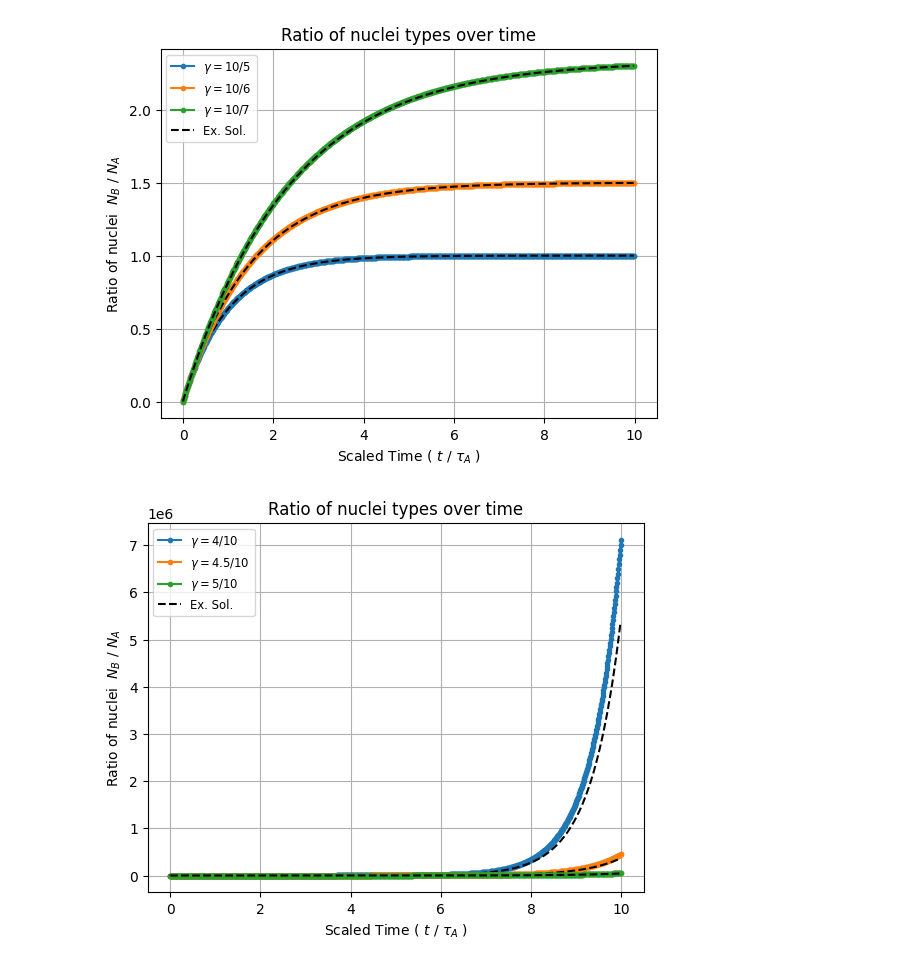
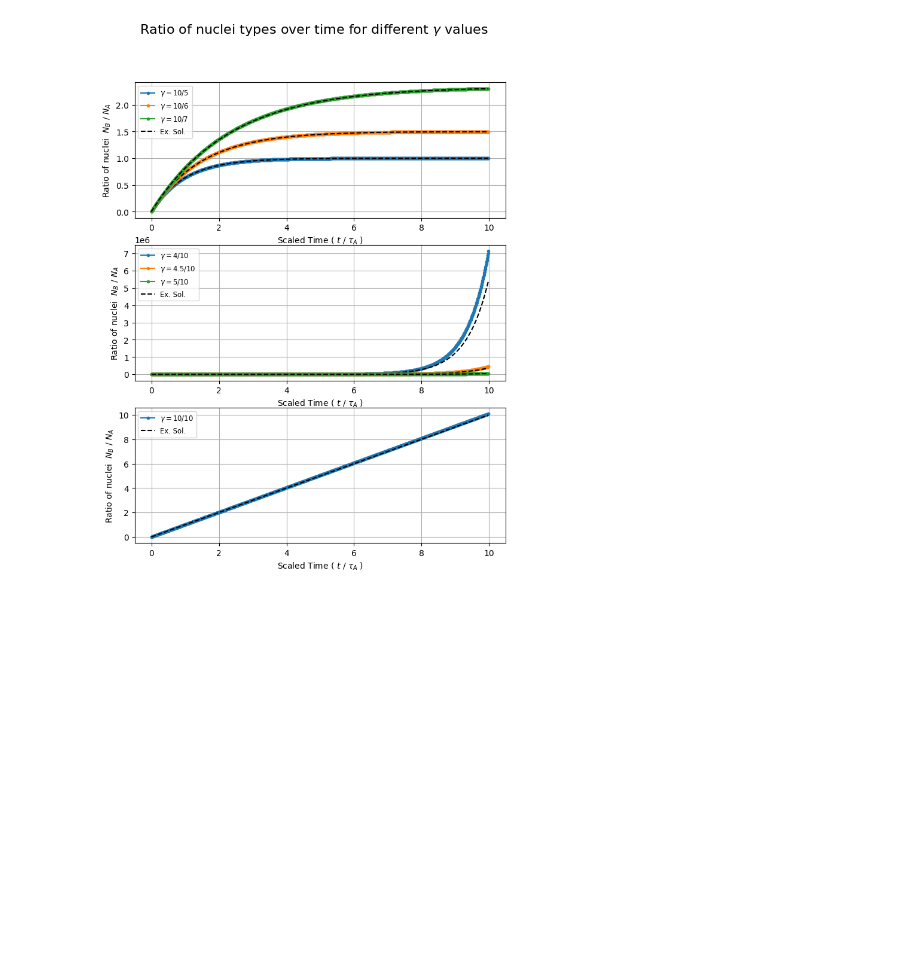
Before and after one commit to metallicpeat/computational-physics, a Jupyter notebook: radioactive decay/HW1_Michael.ipynb, the cells around one changed output. Cells and saved outputs as stored; diff of their text form; code cells hidden in the pictures; blank space fills up the shorter version.

```diff
--- a/radioactive decay/HW1_Michael.ipynb
+++ b/radioactive decay/HW1_Michael.ipynb
@@ -51,66 +51,64 @@ max_time = 100
 
 time = np.arange(0, max_time, dt)
 #######
 # # ta > tb
-
+fig,axs = plt.subplots(3,figsize=(8,10))
 # Ratio 1
 scaled_time, ratio = Euler(10, 5, max_time, dt)
-plt.plot(scaled_time,ratio,label=r"$\gamma=10/5$",linewidth=1.5, color='tab:blue', marker='o', markersize=3)
-plt.plot(scaled_time[:-1],Analytic(time, 10, 5),'--', color='k',linewidth=1.5)
+axs[0].plot(scaled_time,ratio,label=r"$\gamma=10/5$",linewidth=1.5, color='tab:blue', marker='o', markersize=3)
+axs[0].plot(scaled_time[:-1],Analytic(time, 10, 5),'--', color='k',linewidth=1.5)
 # Ratio 2
 scaled_time, ratio = Euler(10, 6, max_time, dt)
-plt.plot(scaled_time,ratio,label=r"$\gamma=10/6$",linewidth=1.5, color='tab:orange', marker='o', markersize=3)
-plt.plot(scaled_time[:-1],Analytic(time, 10, 6),'--', color='k',linewidth=1.5)
+axs[0].plot(scaled_time,ratio,label=r"$\gamma=10/6$",linewidth=1.5, color='tab:orange', marker='o', markersize=3)
+axs[0].plot(scaled_time[:-1],Analytic(time, 10, 6),'--', color='k',linewidth=1.5)
 # Ratio 3
 scaled_time, ratio = Euler(10, 7, max_time, dt)
-plt.plot(scaled_time,ratio,label=r"$\gamma=10/7$",linewidth=1.5, color='tab:green', marker='o', markersize=3)
-plt.plot(scaled_time[:-1],Analytic(time, 10, 7),'--',label="Ex. Sol.", color='k',linewidth=1.5)
+axs[0].plot(scaled_time,ratio,label=r"$\gamma=10/7$",linewidth=1.5, color='tab:green', marker='o', markersize=3)
+axs[0].plot(scaled_time[:-1],Analytic(time, 10, 7),'--',label="Ex. Sol.", color='k',linewidth=1.5)
 
-plt.xlabel(r"Scaled Time ( $t$ / $\tau_A$ )")
-plt.ylabel(r"Ratio of nuclei  $N_B$ / $N_A$")
-plt.title("Ratio of nuclei types over time")
-plt.grid(True)
-plt.legend(fontsize='small')
-
+axs[0].set_xlabel(r"Scaled Time ( $t$ / $\tau_A$ )")
+axs[0].set_ylabel(r"Ratio of nuclei  $N_B$ / $N_A$")
+#axs[0].set_title("Ratio of nuclei types over time")
+axs[0].grid(True)
+axs[0].legend(fontsize='small')
 
 
 #####################
 # # tb > ta
-plt.figure()
+
 scaled_time, ratio = Euler(4, 10, max_time, dt)
-plt.plot(scaled_time,ratio,label=r"$\gamma=4/10$",linewidth=1.5, color='tab:blue', marker='o', markersize=3)
-plt.plot(scaled_time[:-1],Analytic(time, 4, 10),'--', color='k',linewidth=1.5)
+axs[1].plot(scaled_time,ratio,label=r"$\gamma=4/10$",linewidth=1.5, color='tab:blue', marker='o', markersize=3)
+axs[1].plot(scaled_time[:-1],Analytic(time, 4, 10),'--', color='k',linewidth=1.5)
 
 
 scaled_time, ratio = Euler(4.5, 10, max_time, dt)
-plt.plot(scaled_time,ratio,label=r"$\gamma=4.5/10$",linewidth=1.5, color='tab:orange', marker='o', markersize=3)
-plt.plot(scaled_time[:-1],Analytic(time, 4.5, 10),'--', color='k',linewidth=1.5)
+axs[1].plot(scaled_time,ratio,label=r"$\gamma=4.5/10$",linewidth=1.5, color='tab:orange', marker='o', markersize=3)
+axs[1].plot(scaled_time[:-1],Analytic(time, 4.5, 10),'--', color='k',linewidth=1.5)
 
 scaled_time, ratio = Euler(5, 10, max_time, dt)
-plt.plot(scaled_time,ratio,label=r"$\gamma=5/10$",linewidth=1.5, color='tab:green', marker='o', markersize=3)
-plt.plot(scaled_time[:-1],Analytic(time, 5, 10),'--',label="Ex. Sol.", color='k',linewidth=1.5)
+axs[1].plot(scaled_time,ratio,label=r"$\gamma=5/10$",linewidth=1.5, color='tab:green', marker='o', markersize=3)
+axs[1].plot(scaled_time[:-1],Analytic(time, 5, 10),'--',label="Ex. Sol.", color='k',linewidth=1.5)
 
-plt.xlabel(r"Scaled Time ( $t$ / $\tau_A$ )")
-plt.ylabel(r"Ratio of nuclei  $N_B$ / $N_A$")
-plt.title("Ratio of nuclei types over time")
-plt.grid(True)
-plt.legend(fontsize='small')
+axs[1].set_xlabel(r"Scaled Time ( $t$ / $\tau_A$ )")
+axs[1].set_ylabel(r"Ratio of nuclei  $N_B$ / $N_A$")
+#axs[1].set_title("Ratio of nuclei types over time")
+axs[1].grid(True)
+axs[1].legend(fontsize='small')
 
 #############
 # ta = tb
-plt.figure()
+
 scaled_time, ratio = Euler(10, 10, max_time, dt)
-plt.plot(scaled_time,ratio,label=r"$\gamma=10/10$",linewidth=1.5, color='tab:blue', marker='o', markersize=3)
-plt.plot(scaled_time[:-1],Analytic(time, 10, 10),'--', color='k',linewidth=1.5)
-plt.xlabel(r"Scaled Time ( $t$ / $\tau_A$ )")
-plt.ylabel(r"Ratio of nuclei  $N_B$ / $N_A$")
-plt.title("Ratio of nuclei types over time")
-plt.grid(True)
-plt.legend(fontsize='small')
+axs[2].plot(scaled_time,ratio,label=r"$\gamma=10/10$",linewidth=1.5, color='tab:blue', marker='o', markersize=3)
+axs[2].plot(scaled_time[:-1],Analytic(time, 10, 10),'--', color='k',linewidth=1.5,label="Ex. Sol.")
+axs[2].set_xlabel(r"Scaled Time ( $t$ / $\tau_A$ )")
+axs[2].set_ylabel(r"Ratio of nuclei  $N_B$ / $N_A$")
+#axs[2].set_title("Ratio of nuclei types over time")
+axs[2].grid(True)
+axs[2].legend(fontsize='small')
 
-
+fig.suptitle(r"Ratio of nuclei types over time for different $\gamma$ values", fontsize=16)
 ##########################################################
 plt.show()
 # %% [output]
-[figure, old version]
+[figure, new version]
-[figure, removed]
```
Also changed, not shown: parts of 1 cell of this notebook.
